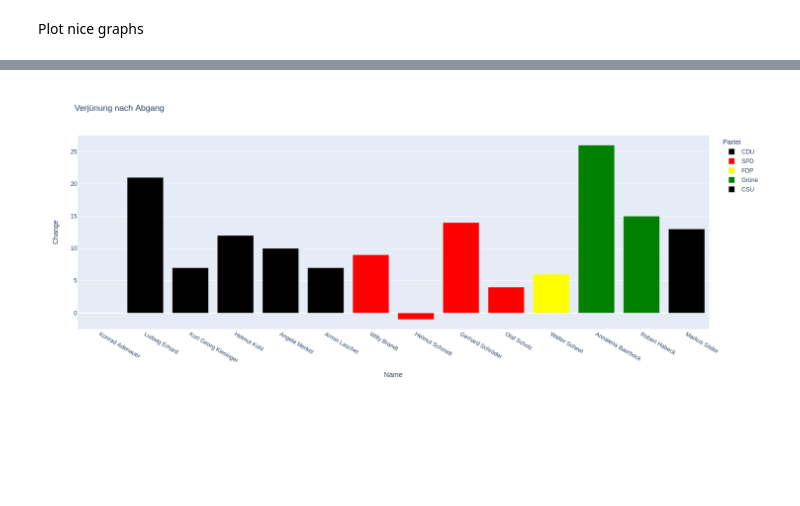
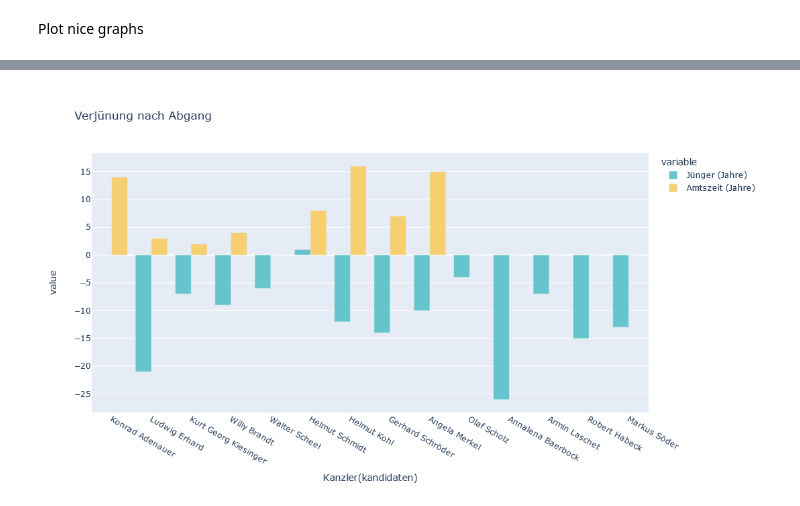
Before and after one commit to monsieurhannes/homepage, a Jupyter notebook: chancellor/analysis.ipynb, the cells around one changed output, grey strips where cells are left out. Saved outputs shown, nothing was run; the diff lists cells and outputs as text; code cells hidden in the pictures; blank space fills up the shorter version.

```diff
--- a/chancellor/analysis.ipynb
+++ b/chancellor/analysis.ipynb
@@ -68,17 +50,21 @@ df['Change'] = (df.Abtrittsalter.shift(1) - df.Antrittsalter)
 # %%
-df.at[10,"Change"] = int(67.876712 - 41.860274)
-df.at[11,"Change"] = int(67.876712 - 60.871233)
-df.at[12,"Change"] = int(67.876712 - 52.865753)
-df.at[13,"Change"] = int(67.876712 - 54.868493)
+df.at[0,"Jünger (Jahre)"] = 0
+df.at[10,"Jünger (Jahre)"] = int(67.876712 - 41.860274)
+df.at[11,"Jünger (Jahre)"] = int(67.876712 - 60.871233)
+df.at[12,"Jünger (Jahre)"] = int(67.876712 - 52.865753)
+df.at[13,"Jünger (Jahre)"] = int(67.876712 - 54.868493)
 # %% [markdown]
 Plot nice graphs
 # %%
-df["Amtszeit"] = df["Abtritt"] - df["Amtsantritt"]
+df["Amtszeit (Jahre)"] = df["Abtritt"] - df["Amtsantritt"]
 # %%
 def f5(x):
     try:
-        return int((x.Amtszeit).days / 365.2425)
+        return int((x["Amtszeit (Jahre)"]).days / 365.2425)
     except:
         return pd.NA
 
-df["Amtszeit"] = df.apply(f5, axis=1)
+df["Amtszeit (Jahre)"] = df.apply(f5, axis=1)
+# %%
+df = df.fillna(0) # replace <NA> with 0
+df["Jünger (Jahre)"] = df.apply(lambda x: x["Jünger (Jahre)"]*-1, axis=1) # invert "Jünger (Jahre)"
@@ -98,13 +102,21 @@ fig.show()
 # %%
-fig = px.bar(df, x='Name', y='Change',
-             hover_data=['Name', 'Amtsantritt', "Abtritt"], color='Partei', height=600, width=800, color_discrete_map={
-                "CDU":"black",
-                "CSU": "black",
-                "SPD": "red",
-                "Grüne": "green",
-                "FDP": "yellow",
-                }, title="Verjünung nach Abgang")
-#fig.update_layout(xaxis={'categoryorder':'total ascending'})
-fig.show()
+fig2 = px.bar(df, x='Name', y=['Jünger (Jahre)',"Amtszeit (Jahre)"],
+             hover_data=['Name', 'Amtsantritt', "Abtritt"],
+
+             height=600, width=800,
+             #color_discrete_map={
+             #   "CDU":"black",
+             #   "CSU": "black",
+             #   "SPD": "red",
+             #   "Grüne": "green",
+             #   "FDP": "yellow",
+             #   },
+             #color='Partei',
+             barmode='group',
+             labels={'Name':'Kanzler(kandidaten)',"['Jünger als VorgängerIn in Jahren','Amtszeit in Jahren']":"Altersunterschied"},
+             color_discrete_sequence=px.colors.qualitative.Pastel,
+             title="Verjünung nach Abgang")
+#fig2.update_layout(xaxis={'categoryorder':'total ascending'})
+fig2.show()
 # %% [output]
-[figure, old version]
+[figure, new version]
```
Also changed, not shown: parts of 5 cells of this notebook.
